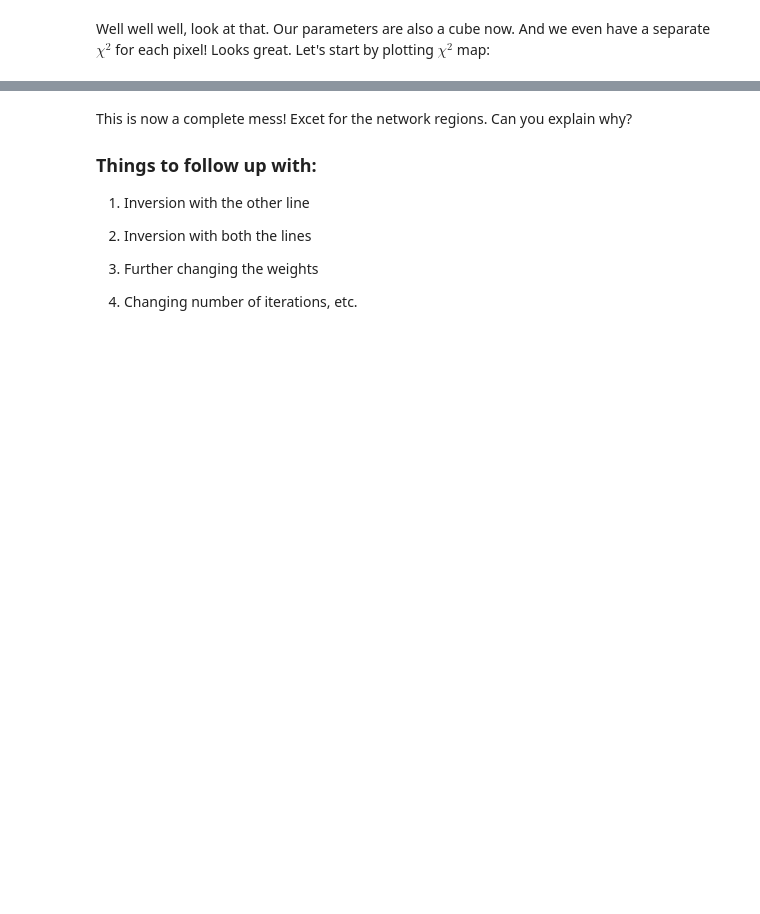
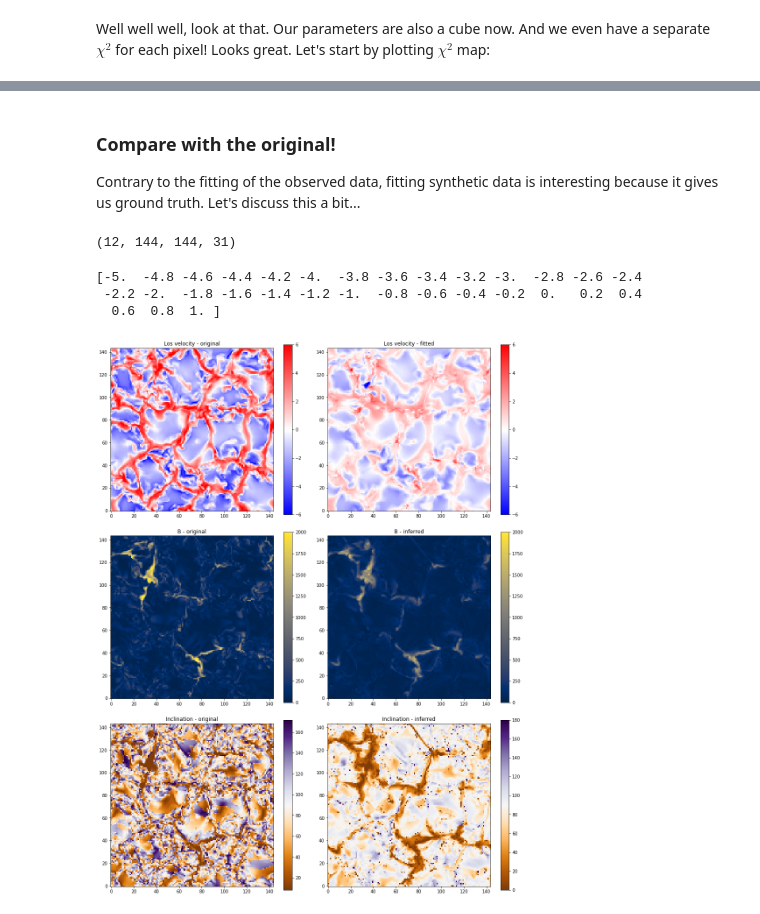
Before and after one commit to ivanzmilic/me_inversion_exercises, a Jupyter notebook: invert_synth.ipynb, the cells around one changed output, grey strips where cells are left out. Saved outputs shown, nothing was run; the diff lists cells and outputs as text; code cells hidden in the pictures; blank space fills up the shorter version.

```diff
--- a/invert_synth.ipynb
+++ b/invert_synth.ipynb
@@ -233,12 +202,0 @@ plt.tight_layout()
-# %% [markdown]
-This is now a complete mess! Excet for the network regions. Can you explain why?
-
-### Things to follow up with:
-
-1) Inversion with the other line
-
-2) Inversion with both the lines
-
-3) Further changing the weights
-
-4) Changing number of iterations, etc.
@@ -250,0 +203,51 @@ myhdu.writeto("inverted_models.fits",overwrite=True)
+# %% [markdown]
+### Compare with the original!
+
+Contrary to the fitting of the observed data, fitting synthetic data is interesting because it gives us ground truth. Let's discuss this a bit...
+# %%
+# Load the atmosphere
+atmos = fits.open("/home/milic/scratch/simulated_atmos.fits")[0].data
+atmos.shape
+# %% [output]
+(12, 144, 144, 31)
+# %%
+print (atmos[0,0,0])
+# %% [output]
+[-5.  -4.8 -4.6 -4.4 -4.2 -4.  -3.8 -3.6 -3.4 -3.2 -3.  -2.8 -2.6 -2.4
+ -2.2 -2.  -1.8 -1.6 -1.4 -1.2 -1.  -0.8 -0.6 -0.4 -0.2  0.   0.2  0.4
+  0.6  0.8  1. ]
+# %%
+depth = 25
+
+plt.figure(figsize=[14,18])
+plt.subplot(321)
+plt.imshow(atmos[9,:,:,depth].T/(-1E5),cmap='bwr',origin='lower',vmin=-6,vmax=6)
+plt.colorbar()
+plt.title("Los velocity - original")
+plt.subplot(322)
+plt.imshow(model_out[:,:,3].T,cmap='bwr',origin='lower',vmin=-6,vmax=6)
+plt.title("Los velocity - fitted")
+plt.colorbar()
+
+plt.subplot(323)
+plt.imshow(atmos[7,:,:,depth].T,cmap='cividis',origin='lower',vmin=0,vmax=2000)
+plt.colorbar()
+plt.title("B - original")
+
+plt.subplot(324)
+plt.imshow(model_out[:,:,0].T,cmap='cividis',origin='lower',vmin=0,vmax=2000)
+plt.title("B - inferred")
+plt.colorbar()
+
+
+plt.subplot(325)
+plt.imshow(atmos[10,:,:,depth].T*180./np.pi,cmap='PuOr',origin='lower')
+plt.colorbar()
+plt.title("Inclination - original")
+plt.subplot(326)
+plt.imshow(model_out[:,:,1].T*180./np.pi,cmap='PuOr',origin='lower')
+plt.title("Inclination - inferred")
+plt.colorbar()
+plt.tight_layout()
+# %% [output]
+[figure, added]
```
Also changed, not shown: parts of 16 cells of this notebook, 2 other files.
